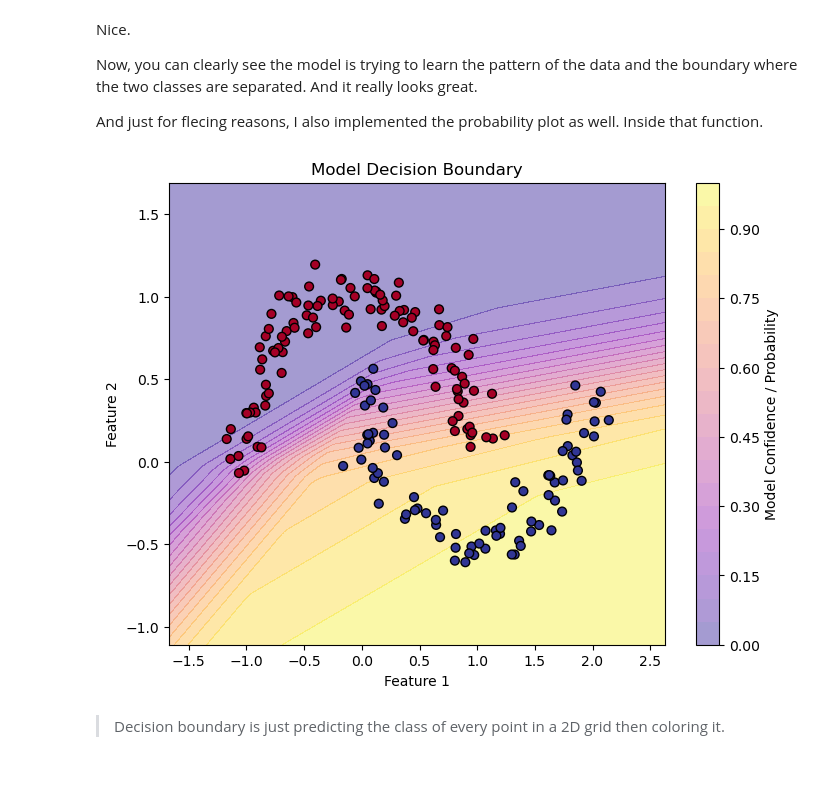
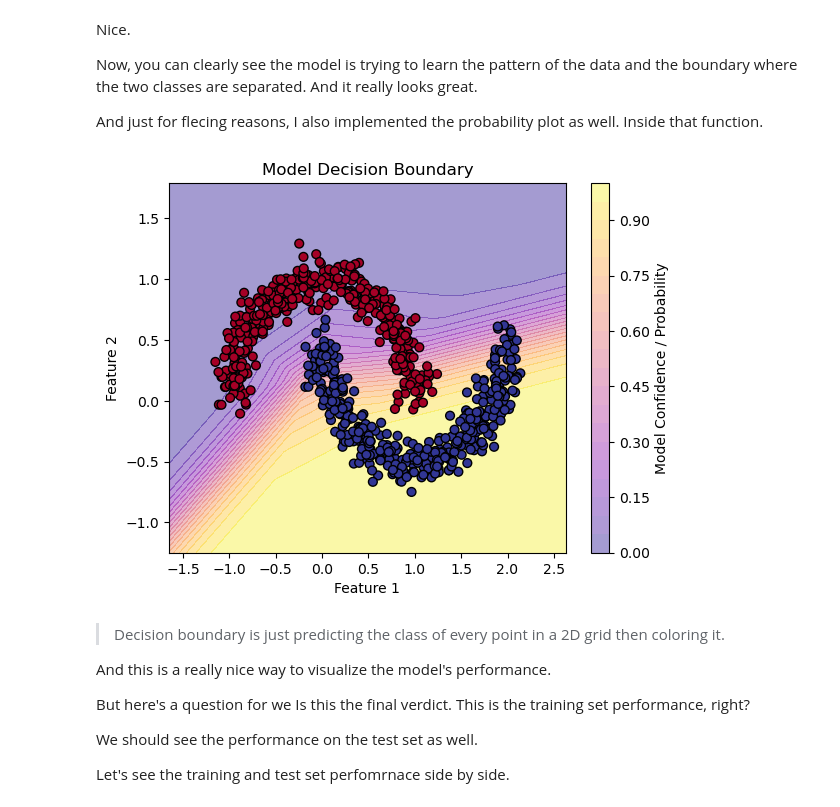
Before and after one commit to RishatTalukder/Deep_Learning_With_Tensorflow, a Jupyter notebook: 3_CLASSIFICATION/1_Neural_Network_Classification.ipynb, the cells around one changed output. Drawn from its saved outputs; the diff is of its cells as text; code cells hidden in the pictures; blank space fills up the shorter version.

```diff
--- a/3_CLASSIFICATION/1_Neural_Network_Classification.ipynb
+++ b/3_CLASSIFICATION/1_Neural_Network_Classification.ipynb
@@ -471,7 +470,7 @@ def plot_decision_boundary(model, features, target, step_size=0.02, show_probabi
         Z = (predictions > 0.5).astype(int).reshape(xx.shape)
 
     # 6. Generate the Plot background
-    plt.figure(figsize=(8, 6))
+    # plt.figure(figsize=(8, 6))
 
     if show_probabilities:
         contour = plt.contourf(xx, yy, Z, levels=20, cmap=plt.cm.plasma, alpha=0.4)
@@ -488,7 +487,7 @@ def plot_decision_boundary(model, features, target, step_size=0.02, show_probabi
     plt.ylabel(feature_names[1])
     plt.xlim(xx.min(), xx.max())
     plt.ylim(yy.min(), yy.max())
-    plt.show()
+    # plt.show()
 # %% [markdown]
 The above Function will take the model, the features and the target and plot the decision boundary plot. You can copy it and paste it into your code if you want take a deeper look and understand the algorithm.
 
@@ -506,8 +505,16 @@ Now, you can clearly see the model is trying to learn the pattern of the data an
 
 And just for flecing reasons, I also implemented the probability plot as well. Inside that function.
 # %%
-plot_decision_boundary(model, X_test, y_test, show_probabilities=True)
+plot_decision_boundary(model, X_train, y_train, show_probabilities=True)
 # %% [output]
-[figure, old version]
+[figure, new version]
 # %% [markdown]
 > Decision boundary is just predicting the class of every point in a 2D grid then coloring it.
+
+And this is a really nice way to visualize the model's performance.
+
+But here's a question for we Is this the final verdict. This is the training set performance, right?
+
+We should see the performance on the test set as well.
+
+Let's see the training and test set perfomrnace side by side.
```
Also changed, not shown: parts of 9 cells of this notebook, 1 other file.
